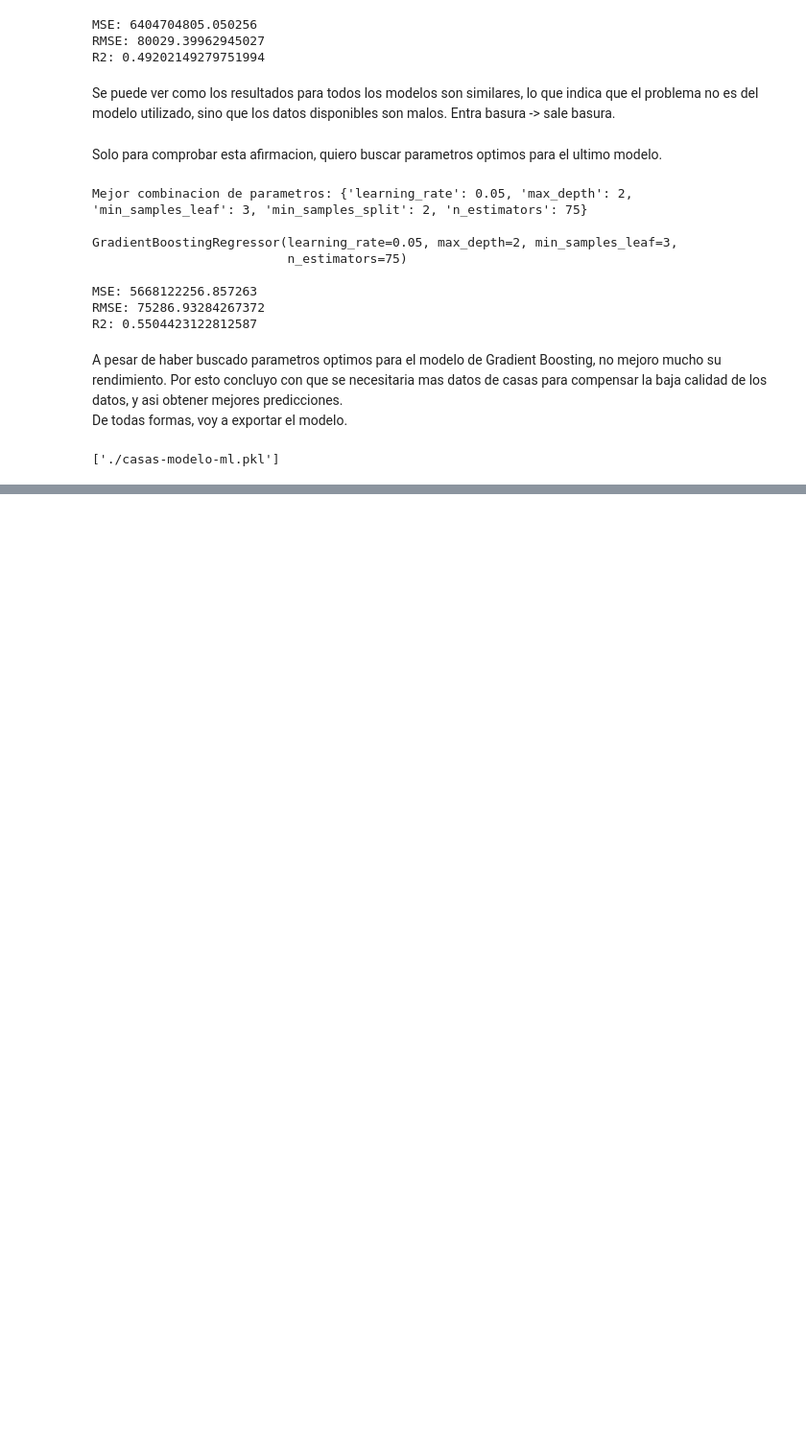
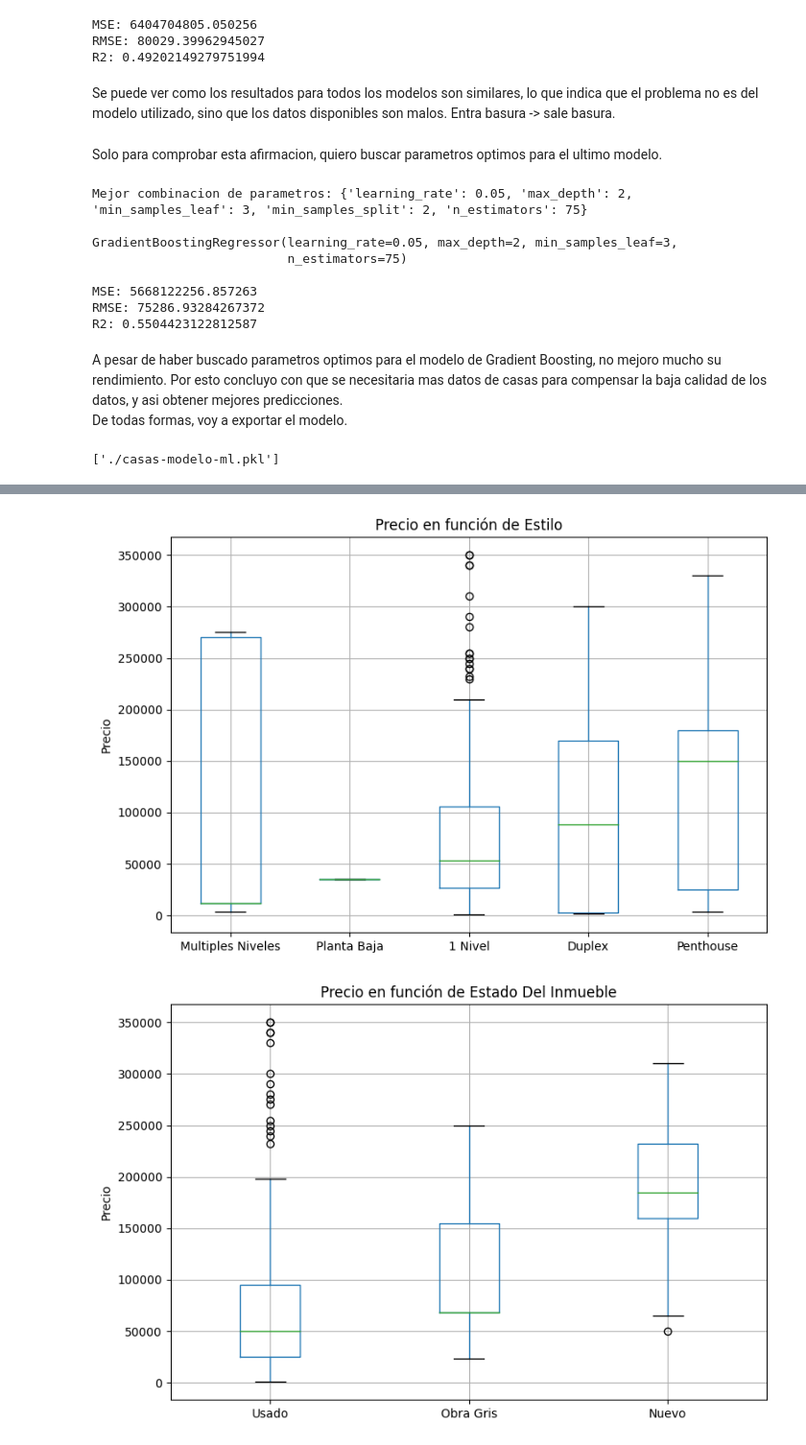
Before and after one commit to jmartinelena/propiedades-venezuela, a Jupyter notebook: machine_learning.ipynb, the cells around one changed output, grey strips where cells are left out. Shown at 96% size. Drawn from its saved outputs; the diff is of its cells as text; code cells hidden in the pictures; blank space fills up the shorter version.

```diff
--- a/machine_learning.ipynb
+++ b/machine_learning.ipynb
@@ -379,0 +416,5 @@ joblib.dump(model, './casas-modelo-ml.pkl')
+# %%
+graph_categorical_relations(apartments, apartments_cat_fatures)
+# %% [output]
+[figure, added]
+[figure, added]
```
Also changed, not shown: parts of 9 cells of this notebook.
